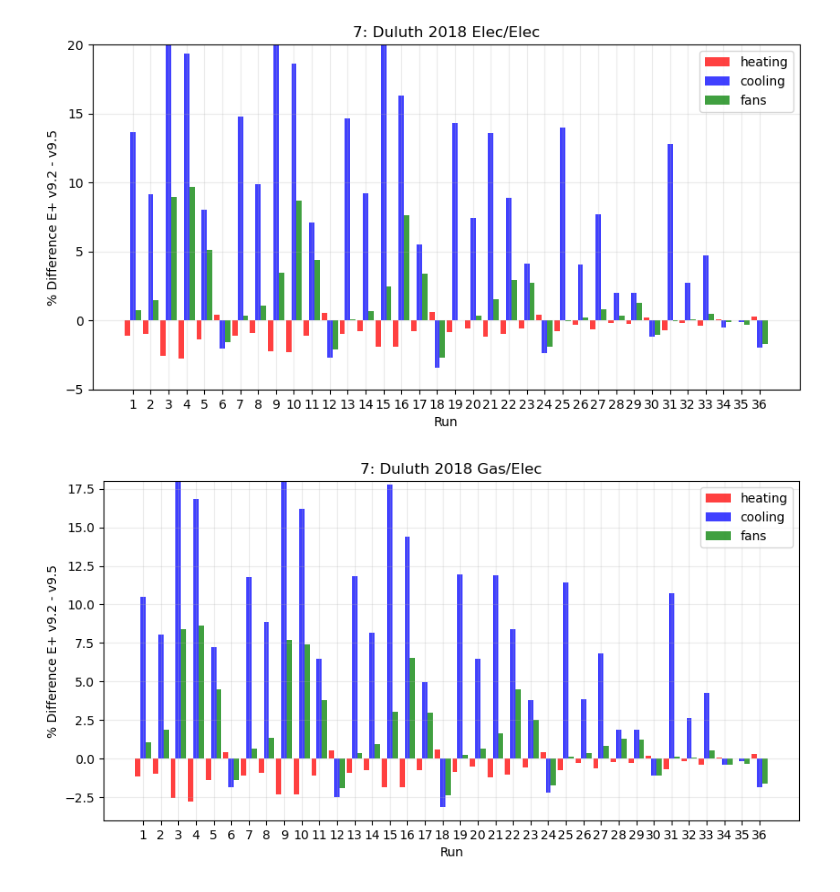
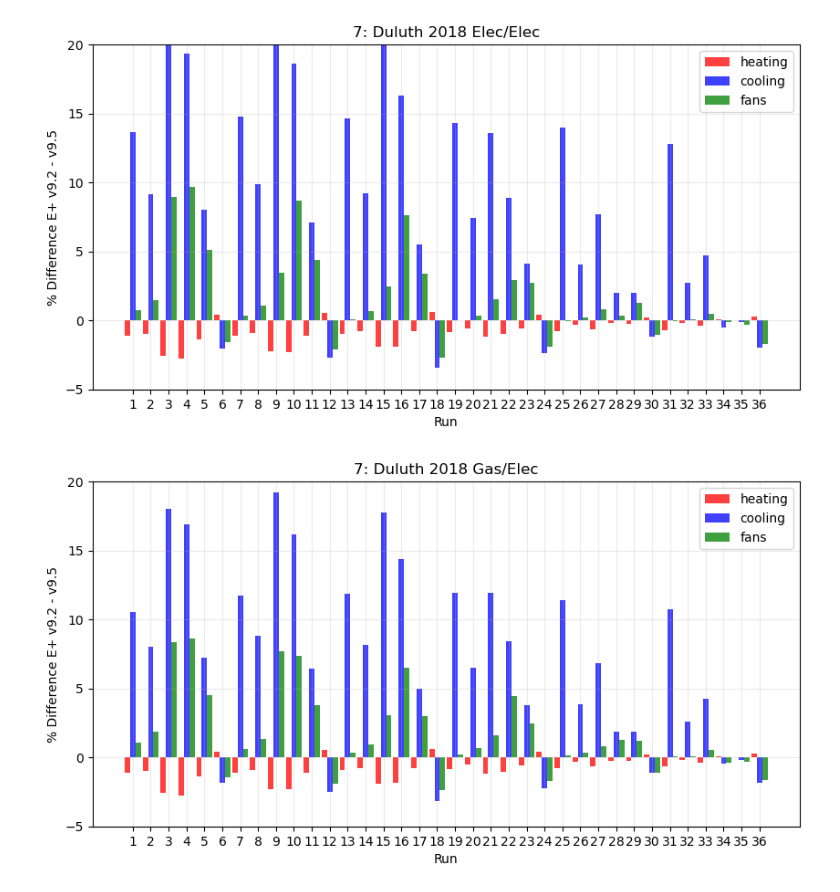
Before and after one commit to klharp/AE_Analysis, a Jupyter notebook: VersionAnalysis7.ipynb, the cells around one changed output. Saved outputs shown, nothing was run; the diff lists cells and outputs as text; code cells hidden in the pictures.

```diff
--- a/VersionAnalysis7.ipynb
+++ b/VersionAnalysis7.ipynb
@@ -248,28 +248,28 @@ plt.show()
 # %%
 # DLH 2018 gas/elec
 
 x6 = energy_dlh2018_gas["Run"]
 heating6 = energy_dlh2018_gas["HeatingPercentDifference"]
 cooling6 = energy_dlh2018_gas["CoolingPercentDifference"]
 fans6 = energy_dlh2018_gas["FanPercentDifference"]
 w = .3
 
 figure(figsize=(10,5), dpi=100)
 
 ax = plt.subplot(111)
 ax.bar(x6-w, heating6, width=w, color="r", label="heating", align="center", alpha=.75)
 ax.bar(x6, cooling6, width=w, color="b", label="cooling",  align="center", alpha=.75)
 ax.bar(x6+w, fans6, width=w, color="g", label="fans",  align="center", alpha=.75)
 
 plt.legend()
 plt.grid(alpha=.25)
 plt.title("7: Duluth 2018 Gas/Elec")
 plt.xlabel("Run")
 plt.xticks(x6)
-plt.ylim([-4, 18])
+plt.ylim([-5, 20])
 plt.ylabel("% Difference E+ v9.2 - v9.5")
 
 plt.savefig("images/dlh2018gas.png")
 plt.show()
 # %% [output]
-[figure, old version]
+[figure, new version]
```
Also changed, not shown: 3 other files.
